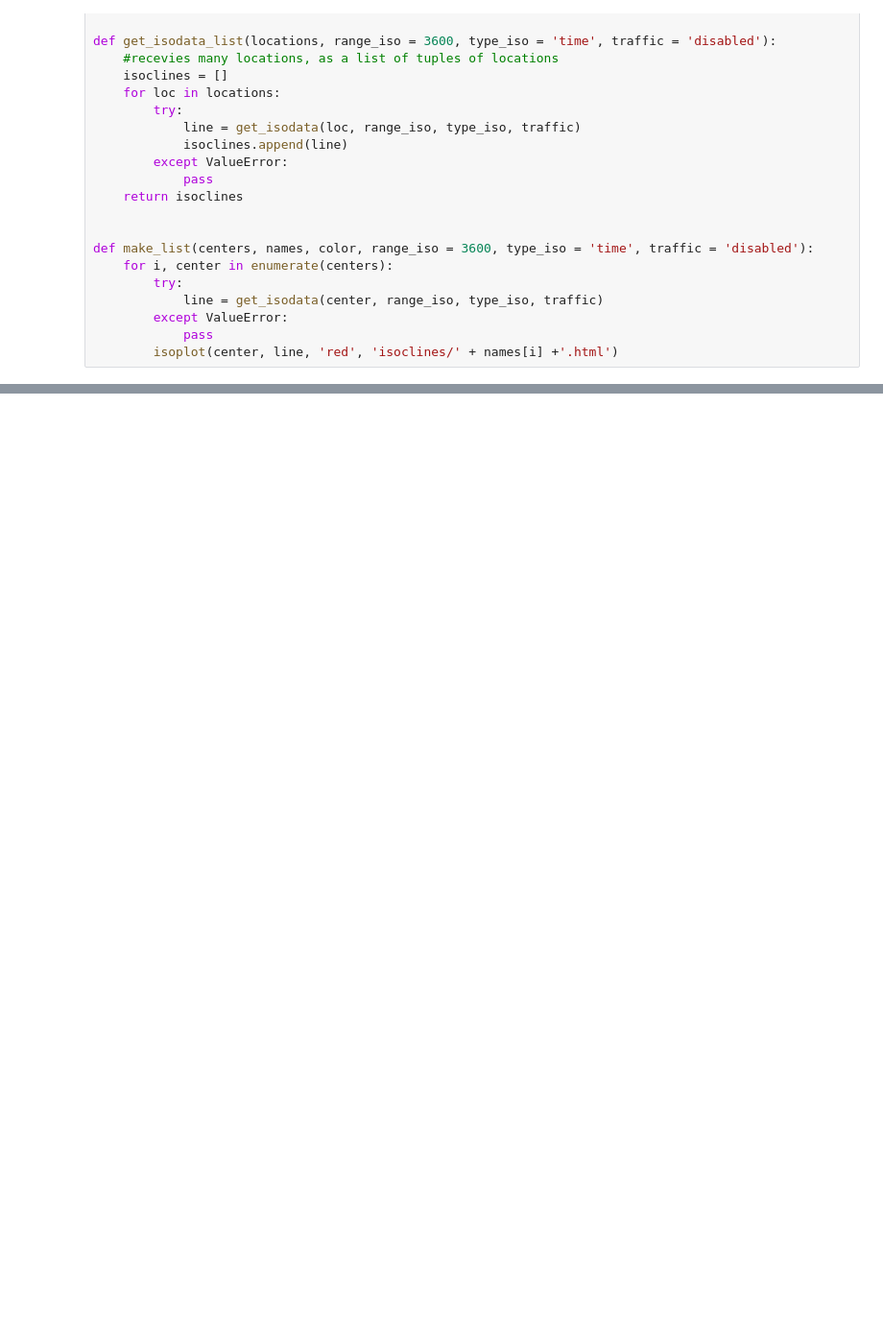
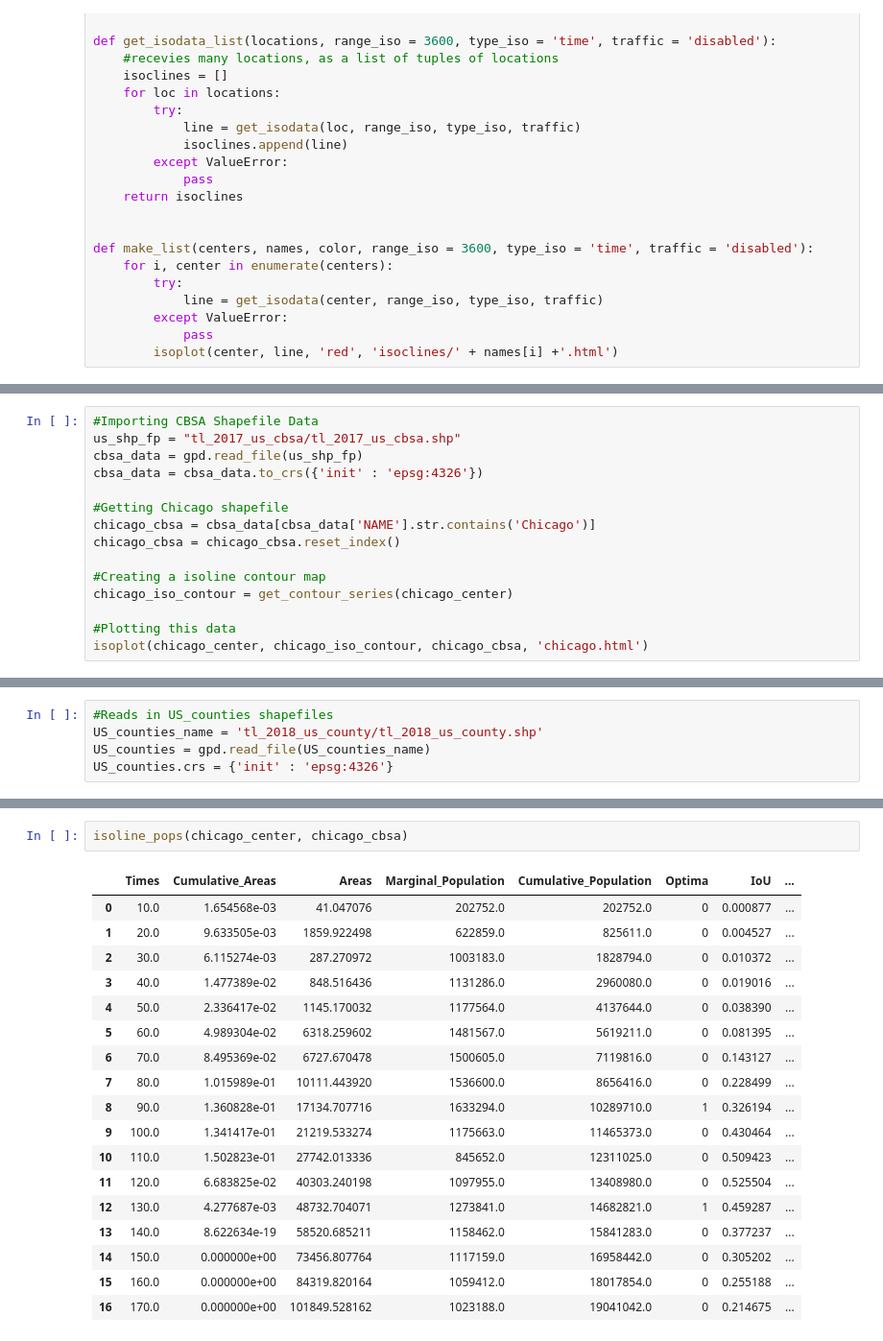
Before and after one commit to mansueto-institute/urban-isolines, a Jupyter notebook: City Dileniations.ipynb, the cells around one changed output, grey strips where cells are left out. Shown at 96% size. Saved outputs shown, nothing was run; the diff lists cells and outputs as text; blank space fills up the shorter version.

```diff
--- a/City Dileniations.ipynb
+++ b/City Dileniations.ipynb
@@ -913,0 +127,15 @@ CRS.from_epsg(4326)
+# %%
+#Importing CBSA Shapefile Data
+us_shp_fp = "tl_2017_us_cbsa/tl_2017_us_cbsa.shp"
+cbsa_data = gpd.read_file(us_shp_fp)
+cbsa_data = cbsa_data.to_crs({'init' : 'epsg:4326'})
+
+#Getting Chicago shapefile
+chicago_cbsa = cbsa_data[cbsa_data['NAME'].str.contains('Chicago')]
+chicago_cbsa = chicago_cbsa.reset_index()
+
+#Creating a isoline contour map
+chicago_iso_contour = get_contour_series(chicago_center)
+
+#Plotting this data
+isoplot(chicago_center, chicago_iso_contour, chicago_cbsa, 'chicago.html')
@@ -913,0 +199,5 @@ CRS.from_epsg(4326)
+# %%
+#Reads in US_counties shapefiles
+US_counties_name = 'tl_2018_us_county/tl_2018_us_county.shp'
+US_counties = gpd.read_file(US_counties_name)
+US_counties.crs = {'init' : 'epsg:4326'}
@@ -913,0 +455,21 @@ CRS.from_epsg(4326)
+# %%
+isoline_pops(chicago_center, chicago_cbsa)
+# %% [output]
+|  | Times | Cumulative_Areas | Areas | Marginal_Population | Cumulative_Population | Optima | IoU | ... |
+| 0 | 10.0 | 1.654568e-03 | 41.047076 | 202752.0 | 202752.0 | 0 | 0.000877 | ... |
+| 1 | 20.0 | 9.633505e-03 | 1859.922498 | 622859.0 | 825611.0 | 0 | 0.004527 | ... |
+| 2 | 30.0 | 6.115274e-03 | 287.270972 | 1003183.0 | 1828794.0 | 0 | 0.010372 | ... |
+| 3 | 40.0 | 1.477389e-02 | 848.516436 | 1131286.0 | 2960080.0 | 0 | 0.019016 | ... |
+| 4 | 50.0 | 2.336417e-02 | 1145.170032 | 1177564.0 | 4137644.0 | 0 | 0.038390 | ... |
+| 5 | 60.0 | 4.989304e-02 | 6318.259602 | 1481567.0 | 5619211.0 | 0 | 0.081395 | ... |
+| 6 | 70.0 | 8.495369e-02 | 6727.670478 | 1500605.0 | 7119816.0 | 0 | 0.143127 | ... |
+| 7 | 80.0 | 1.015989e-01 | 10111.443920 | 1536600.0 | 8656416.0 | 0 | 0.228499 | ... |
+| 8 | 90.0 | 1.360828e-01 | 17134.707716 | 1633294.0 | 10289710.0 | 1 | 0.326194 | ... |
+| 9 | 100.0 | 1.341417e-01 | 21219.533274 | 1175663.0 | 11465373.0 | 0 | 0.430464 | ... |
+| 10 | 110.0 | 1.502823e-01 | 27742.013336 | 845652.0 | 12311025.0 | 0 | 0.509423 | ... |
+| 11 | 120.0 | 6.683825e-02 | 40303.240198 | 1097955.0 | 13408980.0 | 0 | 0.525504 | ... |
+| 12 | 130.0 | 4.277687e-03 | 48732.704071 | 1273841.0 | 14682821.0 | 1 | 0.459287 | ... |
+| 13 | 140.0 | 8.622634e-19 | 58520.685211 | 1158462.0 | 15841283.0 | 0 | 0.377237 | ... |
+| 14 | 150.0 | 0.000000e+00 | 73456.807764 | 1117159.0 | 16958442.0 | 0 | 0.305202 | ... |
+| 15 | 160.0 | 0.000000e+00 | 84319.820164 | 1059412.0 | 18017854.0 | 0 | 0.255188 | ... |
+| 16 | 170.0 | 0.000000e+00 | 101849.528162 | 1023188.0 | 19041042.0 | 0 | 0.214675 | ... |
```
Also changed, not shown: parts of 70 cells of this notebook.
